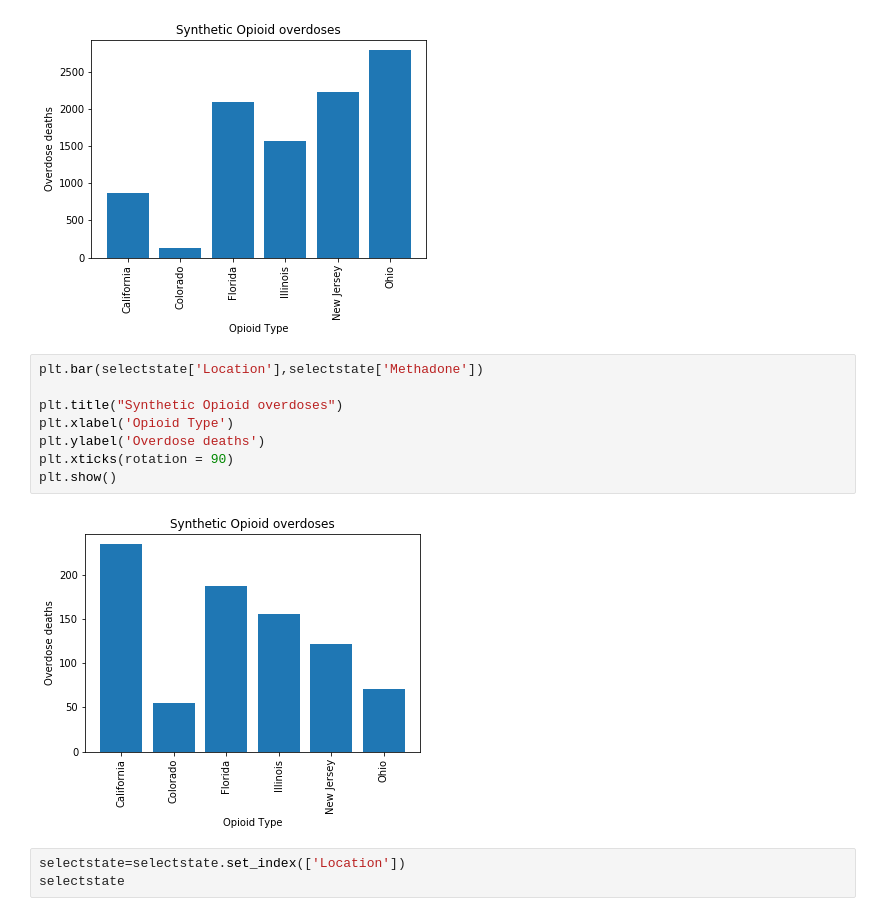
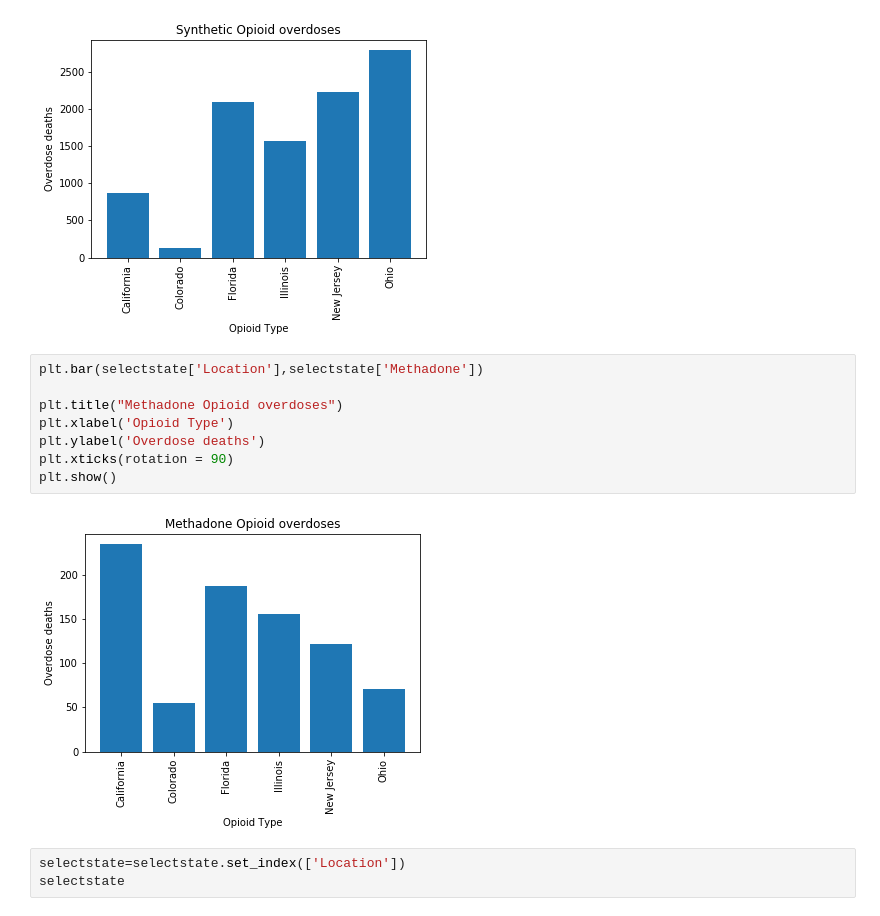
Before and after one commit to ywario9/Matlibplot_Project, a Jupyter notebook: Untitled.ipynb, the cells around one changed output. Saved outputs shown, nothing was run; the diff lists cells and outputs as text.

```diff
--- a/Untitled.ipynb
+++ b/Untitled.ipynb
@@ -153,13 +153,13 @@ plt.show()
 # %%
 plt.bar(selectstate['Location'],selectstate['Methadone'])
 
-plt.title("Synthetic Opioid overdoses")
+plt.title("Methadone Opioid overdoses")
 plt.xlabel('Opioid Type')
 plt.ylabel('Overdose deaths')
 plt.xticks(rotation = 90)
 plt.show()
 # %% [output]
-[figure, old version]
+[figure, new version]
 # %%
 selectstate=selectstate.set_index(['Location'])
 selectstate
```
Also changed, not shown: parts of 2 cells of this notebook.
